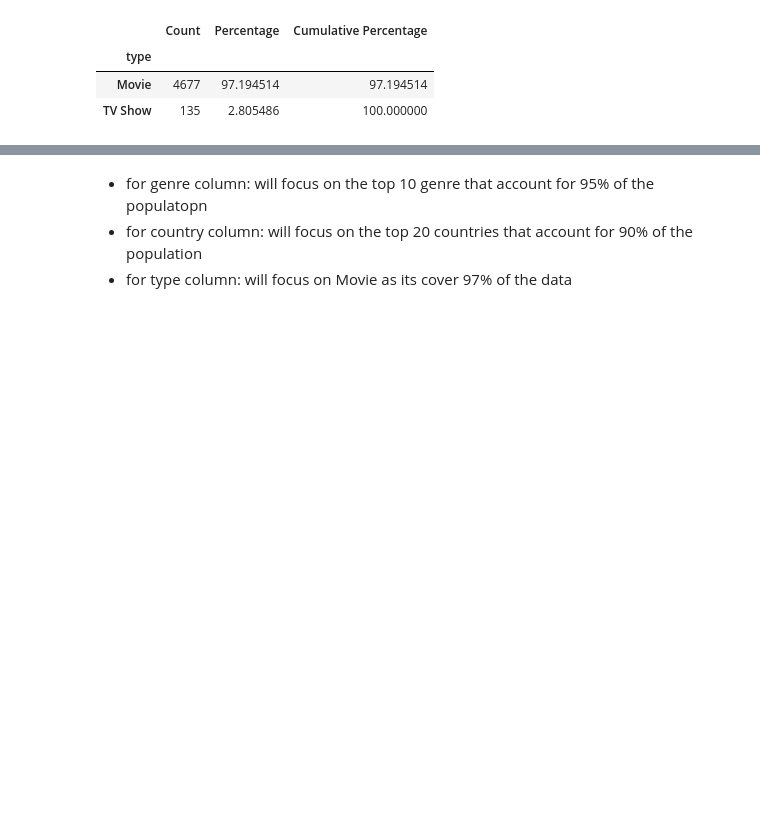
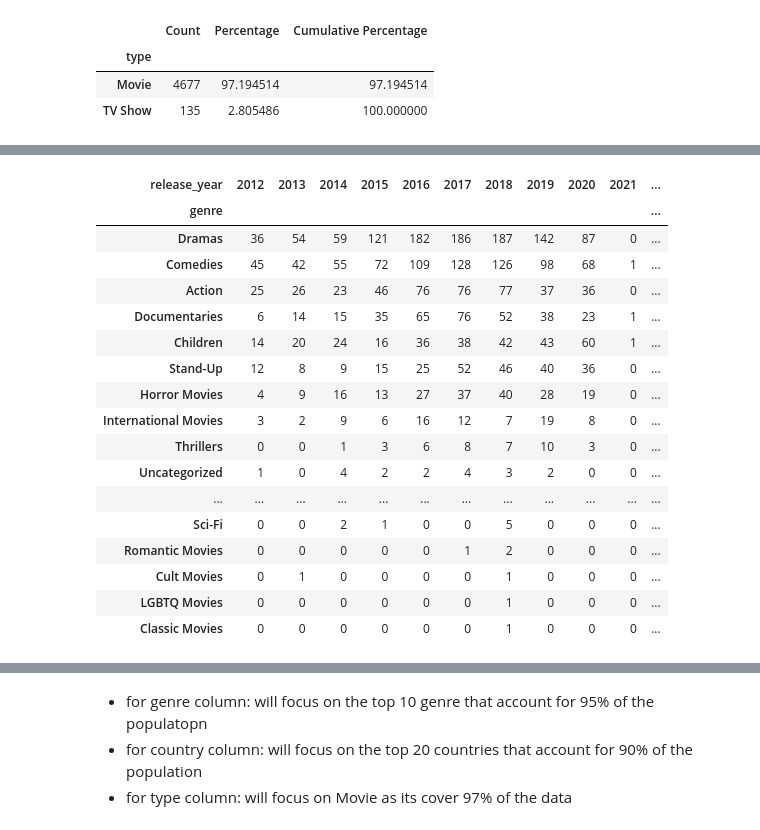
Before and after one commit to tdoan123/5daypython, a Jupyter notebook: DataCamp/Pro_Investigating Netflix Movies/project_netflix2.ipynb, the cells around one changed output, grey strips where cells are left out. Saved outputs shown, nothing was run; the diff lists cells and outputs as text; code cells hidden in the pictures; blank space fills up the shorter version.

```diff
--- a/DataCamp/Pro_Investigating Netflix Movies/project_netflix2.ipynb
+++ b/DataCamp/Pro_Investigating Netflix Movies/project_netflix2.ipynb
@@ -119,0 +291,5 @@ result['genre'].head(10)
+# %%
+movie_genre_df = movie_genre_df.reset_index()
+# %%
+older_2011_df = movie_genre_df[movie_genre_df['release_year'] >2011]
+older_2011_df['release_year'].value_counts()
@@ -119,0 +309,3 @@ result['genre'].head(10)
+# %%
+pivot_time_genre_df = older_2011_df.pivot_table(index='genre', columns = 'release_year', aggfunc='size', fill_value = 0)
+pivot_time_genre_df
@@ -119,0 +331,3 @@ result['genre'].head(10)
+# %%
+pivot_time_genre_df['Total'] = pivot_time_genre_df.sum(axis=1)
+pivot_time_genre_df['Total']
@@ -119,0 +355,22 @@ result['genre'].head(10)
+# %%
+pivot_time_genre_sorted = pivot_time_genre_df.sort_values(by='Total', ascending=False)
+pivot_time_genre_sorted
+# %% [output]
+| release_year | 2012 | 2013 | 2014 | 2015 | 2016 | 2017 | 2018 | 2019 | 2020 | 2021 | ... |
+| genre |  |  |  |  |  |  |  |  |  |  | ... |
+| Dramas | 36 | 54 | 59 | 121 | 182 | 186 | 187 | 142 | 87 | 0 | ... |
+| Comedies | 45 | 42 | 55 | 72 | 109 | 128 | 126 | 98 | 68 | 1 | ... |
+| Action | 25 | 26 | 23 | 46 | 76 | 76 | 77 | 37 | 36 | 0 | ... |
+| Documentaries | 6 | 14 | 15 | 35 | 65 | 76 | 52 | 38 | 23 | 1 | ... |
+| Children | 14 | 20 | 24 | 16 | 36 | 38 | 42 | 43 | 60 | 1 | ... |
+| Stand-Up | 12 | 8 | 9 | 15 | 25 | 52 | 46 | 40 | 36 | 0 | ... |
+| Horror Movies | 4 | 9 | 16 | 13 | 27 | 37 | 40 | 28 | 19 | 0 | ... |
+| International Movies | 3 | 2 | 9 | 6 | 16 | 12 | 7 | 19 | 8 | 0 | ... |
+| Thrillers | 0 | 0 | 1 | 3 | 6 | 8 | 7 | 10 | 3 | 0 | ... |
+| Uncategorized | 1 | 0 | 4 | 2 | 2 | 4 | 3 | 2 | 0 | 0 | ... |
+| ... | ... | ... | ... | ... | ... | ... | ... | ... | ... | ... | ... |
+| Sci-Fi | 0 | 0 | 2 | 1 | 0 | 0 | 5 | 0 | 0 | 0 | ... |
+| Romantic Movies | 0 | 0 | 0 | 0 | 0 | 1 | 2 | 0 | 0 | 0 | ... |
+| Cult Movies | 0 | 1 | 0 | 0 | 0 | 0 | 1 | 0 | 0 | 0 | ... |
+| LGBTQ Movies | 0 | 0 | 0 | 0 | 0 | 0 | 1 | 0 | 0 | 0 | ... |
+| Classic Movies | 0 | 0 | 0 | 0 | 0 | 0 | 1 | 0 | 0 | 0 | ... |
```
Also changed, not shown: parts of 40 cells of this notebook, 1 other file.
